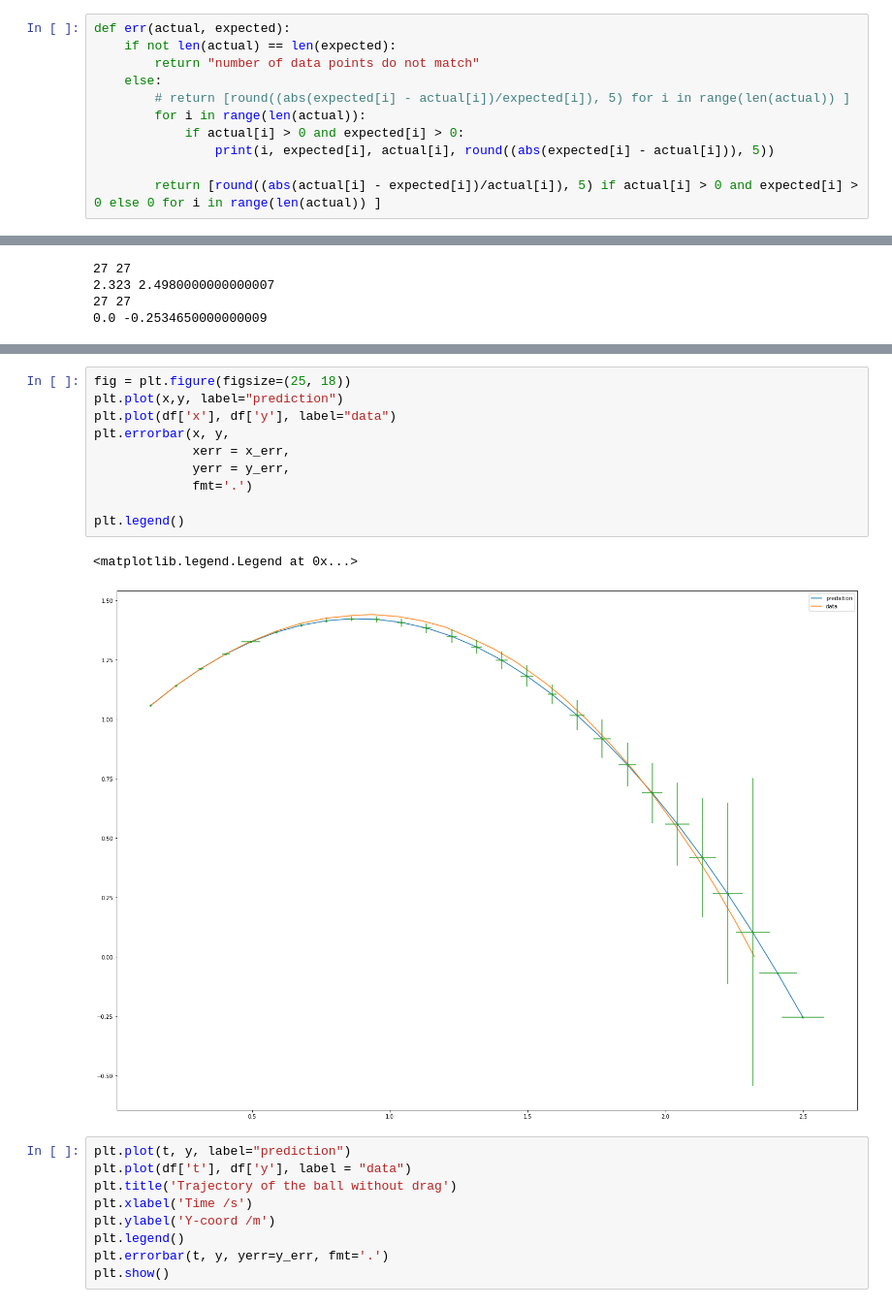
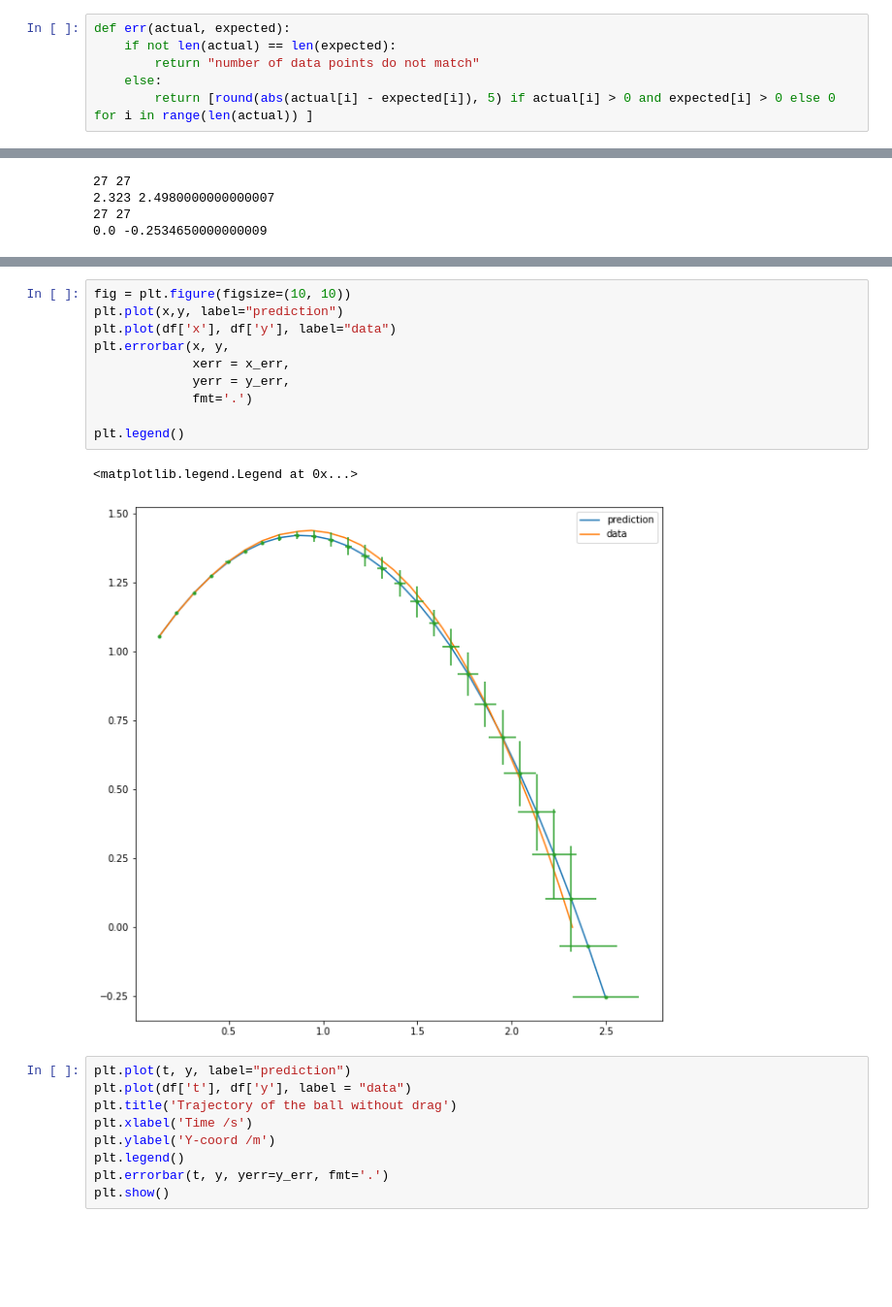
Before and after one commit to imnotartsy/PHY68, a Jupyter notebook: Car.ipynb, the cells around one changed output, grey strips where cells are left out. Shown at 97% size. Drawn from its saved outputs; the diff is of its cells as text; blank space fills up the shorter version.

```diff
--- a/Car.ipynb
+++ b/Car.ipynb
@@ -166,12 +166,7 @@ def err(actual, expected):
     if not len(actual) == len(expected):
         return "number of data points do not match"
     else:
-        # return [round((abs(expected[i] - actual[i])/expected[i]), 5) for i in range(len(actual)) ]
-        for i in range(len(actual)):
-            if actual[i] > 0 and expected[i] > 0:
-                print(i, expected[i], actual[i], round((abs(expected[i] - actual[i])), 5))
-
-        return [round((abs(actual[i] - expected[i])/actual[i]), 5) if actual[i] > 0 and expected[i] > 0 else 0 for i in range(len(actual)) ]
+        return [round(abs(actual[i] - expected[i]), 5) if actual[i] > 0 and expected[i] > 0 else 0 for i in range(len(actual)) ]
 # %%
 x_data = df['x'].values
 x_pred = x
@@ -214,16 +193,16 @@ print(y_err)
 # %%
-fig = plt.figure(figsize=(25, 18))
+fig = plt.figure(figsize=(10, 10))
 plt.plot(x,y, label="prediction")
 plt.plot(df['x'], df['y'], label="data")
 plt.errorbar(x, y,
              xerr = x_err,
              yerr = y_err,
              fmt='.')
 
 plt.legend()
 # %% [output]
 <matplotlib.legend.Legend at 0x...>
-[figure, old version]
+[figure, new version]
 # %%
 plt.plot(t, y, label="prediction")
 plt.plot(df['t'], df['y'], label = "data")
```
Also changed, not shown: parts of 5 cells of this notebook.
